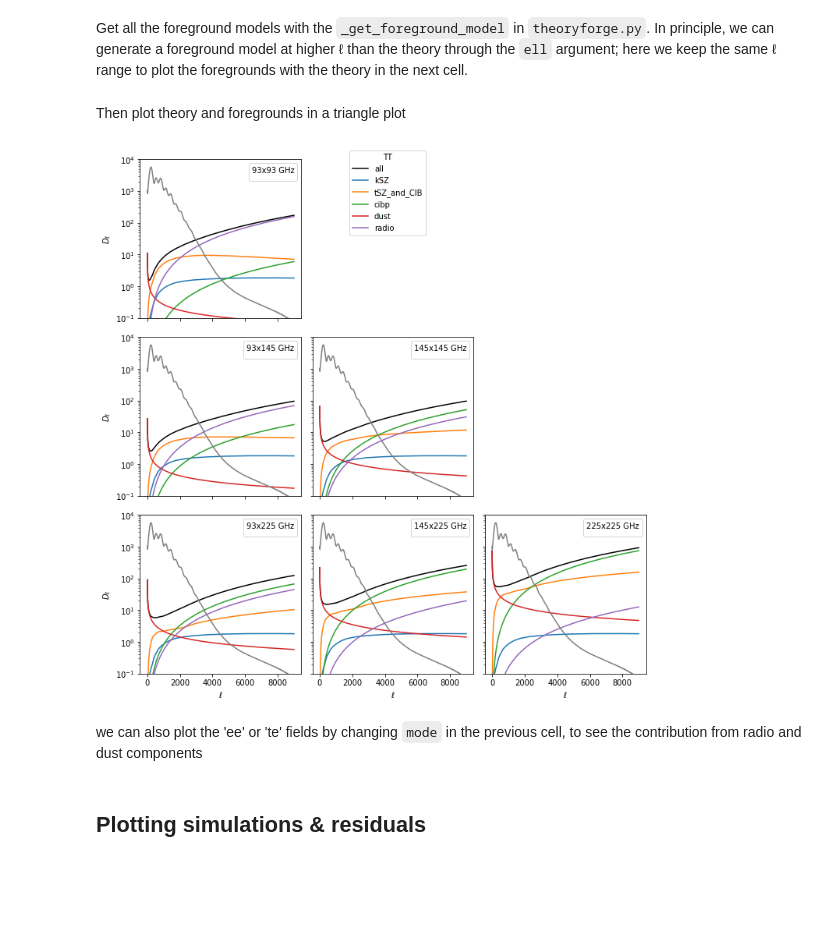
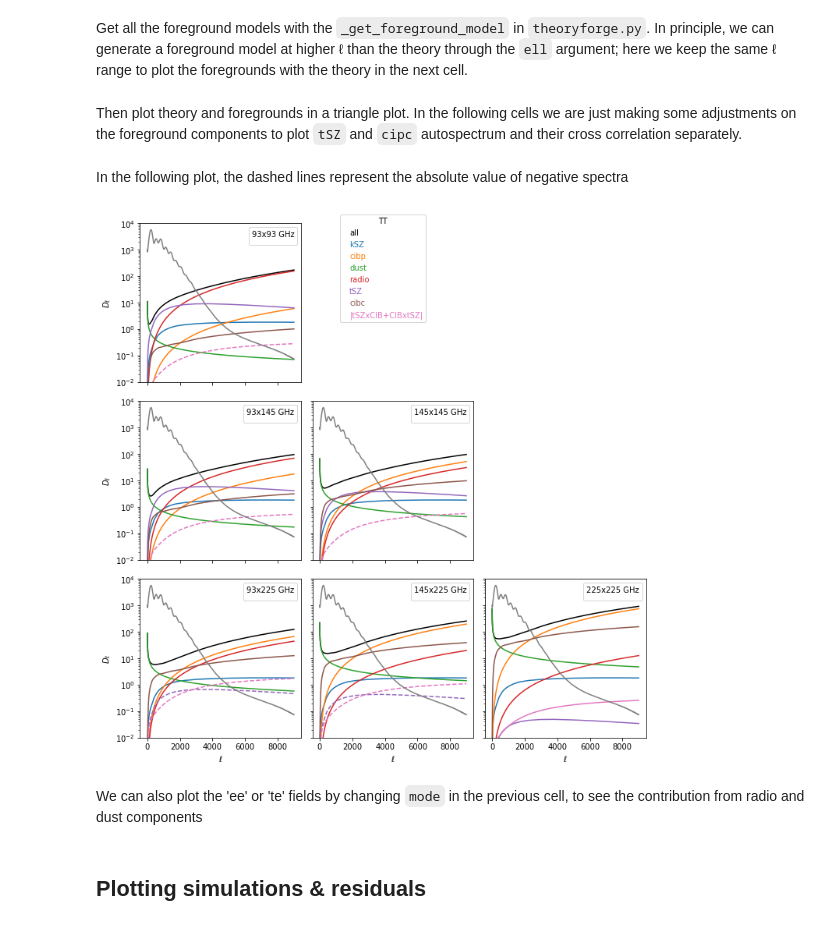
Before and after one commit to simonsobs/LAT_MFLike, a Jupyter notebook: notebooks/mflike_tutorial.ipynb, the cells around one changed output. Saved outputs shown, nothing was run; the diff lists cells and outputs as text; code cells hidden in the pictures; blank space fills up the shorter version.

```diff
--- a/notebooks/mflike_tutorial.ipynb
+++ b/notebooks/mflike_tutorial.ipynb
@@ -80,7 +80,6 @@ mflike_config = {
         "systematics_template": {
           "has_file": False,     #set to True to add systematic template
           "rootname": "test_template"},
-        "lmax_theory": 9000,     #value up to which camb spectra are computed
         }
 }
 # %% [markdown]
@@ -216,40 +215,53 @@ for ax in axes:
 Get all the foreground models with the `_get_foreground_model` in `theoryforge.py`. In principle, we can generate a foreground model at higher &ell; than the theory through the `ell` argument; here we keep the same &ell; range to plot the foregrounds with the theory in the next cell.
 # %%
 fg_models = mflike.ThFo._get_foreground_model(ell=ell,**fg_params)
-# %% [markdown]
-Then plot theory and foregrounds in a triangle plot
+# %% [markdown]
+Then plot theory and foregrounds in a triangle plot. In the following cells we are just making some adjustments on the foreground components to plot `tSZ` and `cipc` autospectrum and their cross correlation separately.
+# %%
+import copy
+components = copy.deepcopy(mflike.foregrounds["components"])
+components['tt'].remove('tSZ_and_CIB')
+for i in ['tSZ','cibc','tSZxCIB']:
+    components['tt'].append(i)
+# %% [markdown]
+In the following plot, the dashed lines represent the absolute value of negative spectra
 # %%
 mode = "tt"
-components = mflike.foregrounds["components"][mode]
 freqs = sorted(mflike.freqs)
 nfreqs = len(freqs)
 fig, axes = plt.subplots(nfreqs, nfreqs, sharex=True, sharey=True, figsize=(10, 10))
 from itertools import product
 
 for i, cross in enumerate(product(freqs, freqs)):
     idx = (i % nfreqs, i // nfreqs)
     ax = axes[idx]
     if idx in zip(*np.triu_indices(nfreqs, k=1)):
         fig.delaxes(ax)
         continue
     ax.plot(ell, fg_models[mode, "all", cross[0], cross[1]], color="k")
-    for compo in components:
-        ax.plot(ell, fg_models[mode, compo, cross[0], cross[1]])
+    for compo in components[mode]:
+        if not (fg_models[mode, compo, cross[0], cross[1]] <0).any():
+            ax.plot(ell, fg_models[mode, compo, cross[0], cross[1]])
+        else:
+            ax.plot(ell, np.abs(fg_models[mode, compo, cross[0], cross[1]]), ls = '--')
     ax.plot(ell, dls[mode], color="tab:gray")
     ax.legend([], title="{}x{} GHz".format(*cross))
     if mode == "tt":
         ax.set_yscale("log")
-        ax.set_ylim(10 ** -1, 10 ** 4)
+        ax.set_ylim(10 ** -2, 10 ** 4)
 
+comp_name = copy.deepcopy(components)
+comp_name['tt'] = ['|tSZxCIB+CIBxtSZ|' if n =='tSZxCIB' else n for n in comp_name['tt']]
 for i in range(nfreqs):
     axes[-1, i].set_xlabel("$\ell$")
     axes[i, 0].set_ylabel("$D_\ell$")
-fig.legend(["all"] + components, title=mode.upper(), bbox_to_anchor=(0.6, 1))
+fig.legend(["all"] + comp_name[mode], title=mode.upper(),labelcolor='linecolor',
+                   handlelength = 0, bbox_to_anchor=(0.6, 1))
 plt.tight_layout()
 # %% [output]
-[figure, old version]
+[figure, new version]
 # %% [markdown]
-we can also plot the 'ee' or 'te' fields by changing `mode` in the previous cell, to see the contribution from radio and dust components
+We can also plot the 'ee' or 'te' fields by changing `mode` in the previous cell, to see the contribution from radio and dust components
 # %% [markdown]
 ## Plotting simulations & residuals
 # %% [markdown]
```
Also changed, not shown: parts of 2 cells of this notebook, 4 other files.
